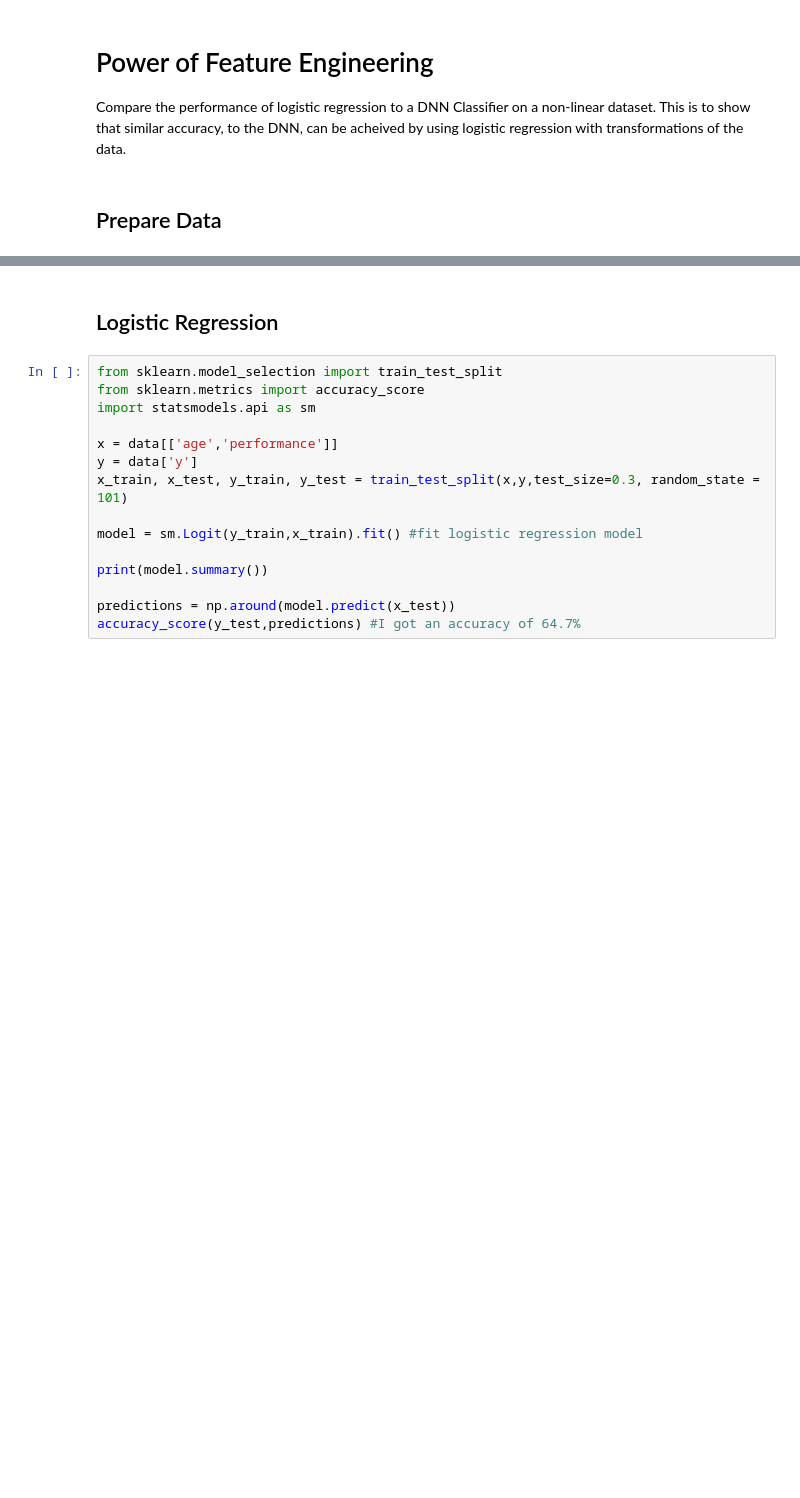
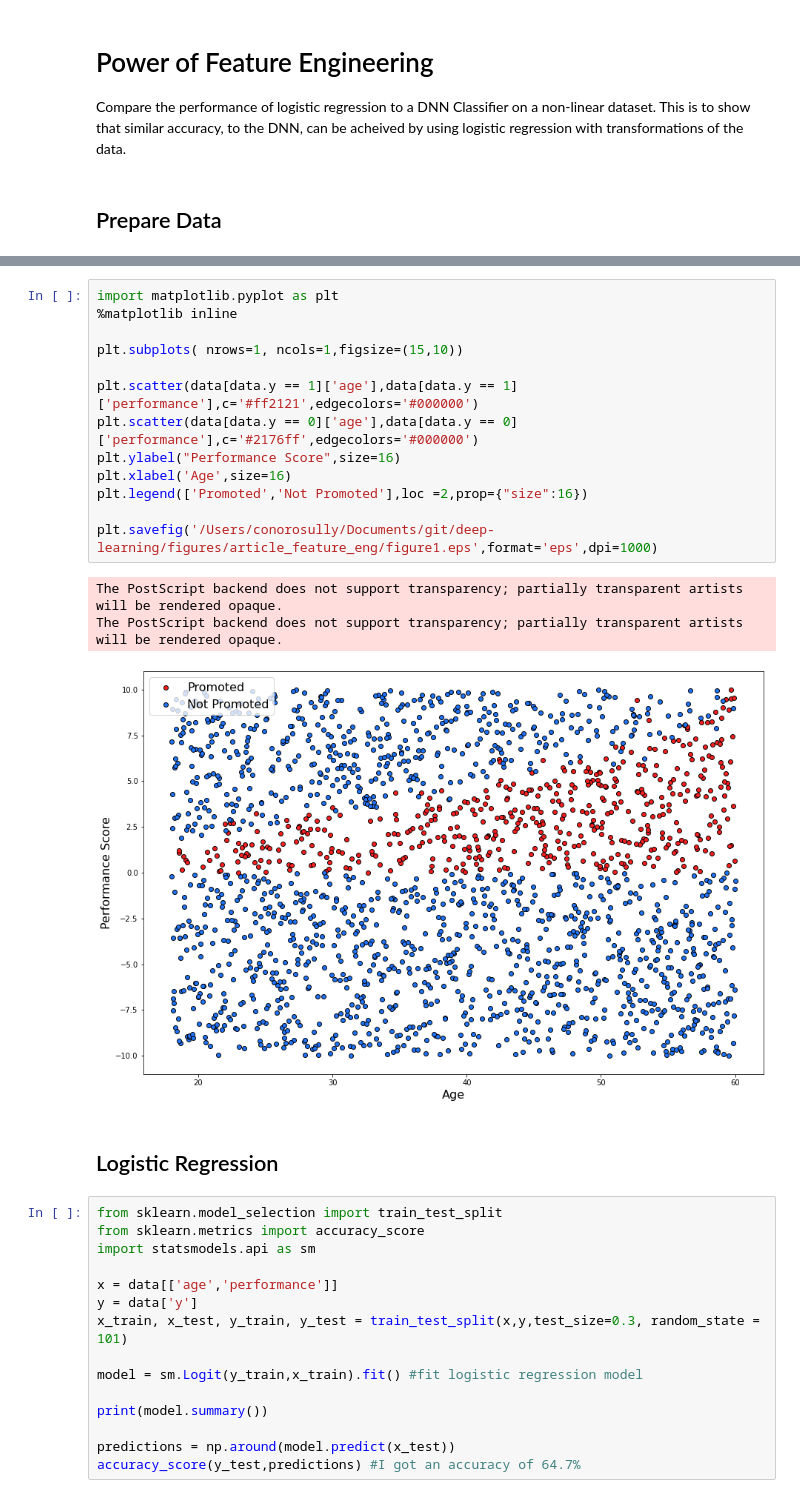
Before and after one commit to conorosully/deep-learning, a Jupyter notebook: src/Feature Engineering.ipynb, the cells around one changed output, grey strips where cells are left out. Saved outputs shown, nothing was run; the diff lists cells and outputs as text; blank space fills up the shorter version.

```diff
--- a/src/Feature Engineering.ipynb
+++ b/src/Feature Engineering.ipynb
@@ -53,3 +49,20 @@ plt.scatter(data['age'],data['performance'],c=data['y']-1,cmap='coolwarm')
+# %%
+import matplotlib.pyplot as plt
+%matplotlib inline
+
+plt.subplots( nrows=1, ncols=1,figsize=(15,10))
+
+plt.scatter(data[data.y == 1]['age'],data[data.y == 1]['performance'],c='#ff2121',edgecolors='#000000')
+plt.scatter(data[data.y == 0]['age'],data[data.y == 0]['performance'],c='#2176ff',edgecolors='#000000')
+plt.ylabel("Performance Score",size=16)
+plt.xlabel('Age',size=16)
+plt.legend(['Promoted','Not Promoted'],loc =2,prop={"size":16})
+
+plt.savefig('/Users/conorosully/Documents/git/deep-learning/figures/article_feature_eng/figure1.eps',format='eps',dpi=1000)
+# %% [output]
+The PostScript backend does not support transparency; partially transparent artists will be rendered opaque.
+The PostScript backend does not support transparency; partially transparent artists will be rendered opaque.
+[figure, added]
 # %% [markdown]
 ## Logistic Regression
 # %%
```
Also changed, not shown: parts of 6 cells of this notebook.
